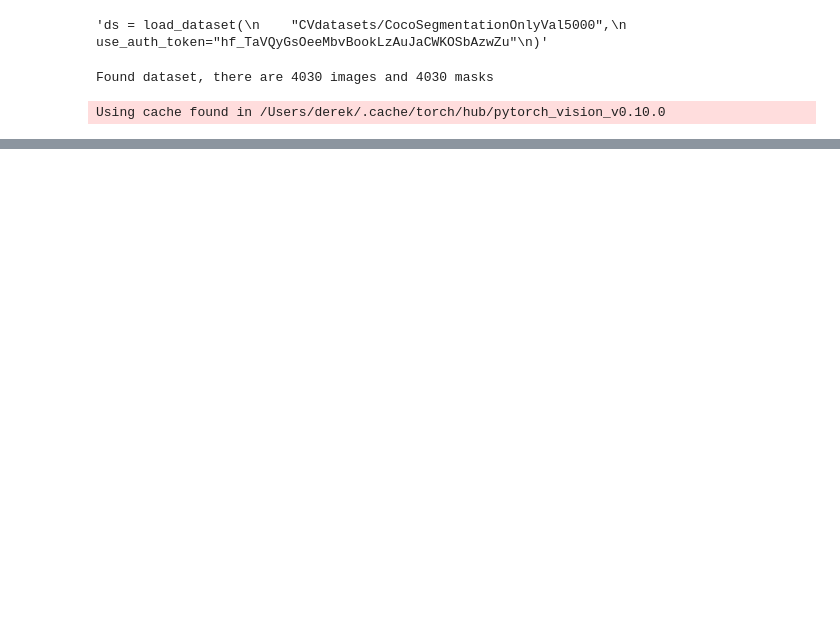
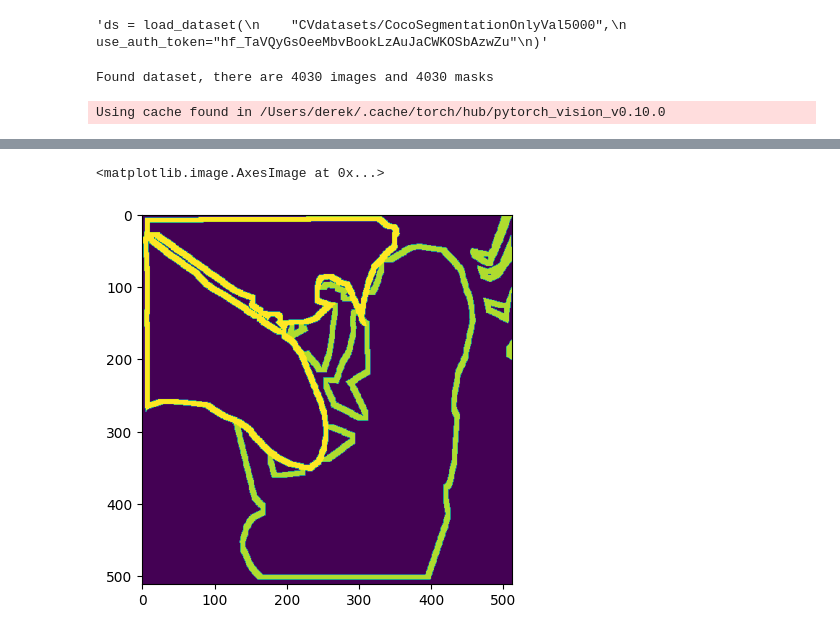
Before and after one commit to rungalileo/dataquality, a Jupyter notebook: docs/cv/coco_deeplab_hooks.ipynb, the cells around one changed output, grey strips where cells are left out. Drawn from its saved outputs; the diff is of its cells as text; code cells hidden in the pictures; blank space fills up the shorter version.

```diff
--- a/docs/cv/coco_deeplab_hooks.ipynb
+++ b/docs/cv/coco_deeplab_hooks.ipynb
@@ -194,0 +340,52 @@ unwatch(model)
+# %%
+from PIL import Image
+import numpy as np
+
+im = Image.open('/Users/derek/Downloads/mask.png')
+im = np.array(im)
+# %%
+import cv2
+import numpy as np
+from matplotlib import pyplot as plt
+
+def mask_to_boundary(mask: np.ndarray, dilation_ratio: float = 0.02) -> np.ndarray:
+    """
+    Convert binary mask to boundary mask. The boundary mask is a mask tracing the
+    edges of the object in the mask. Therefore, the inside of the mask is now hollow
+    which means our IoU calculation will only be on the 'boundary' of each polygon.
+    The dilation ratio controls how large the tracing is around the polygon edges.
+    The larger the dilation ratio
+
+    :param mask (numpy array, uint8): binary mask
+    :param dilation_ratio (float): ratio to calculate dilation
+        dilation = dilation_ratio * image_diagonal
+    :return: boundary mask (numpy array)
+    """
+    if mask.shape[1] == 1:
+        mask = mask.squeeze(1)
+    mask = mask.astype(np.uint8)
+    n, h, w = mask.shape
+    for im in range(n):
+        img_diag = np.sqrt(h**2 + w**2)
+        dilation = int(round(dilation_ratio * img_diag))
+        if dilation < 1:
+            dilation = 1
+        # Pad image so mask truncated by the image border is also considered as boundary
+        new_mask = cv2.copyMakeBorder(
+            mask[im], 1, 1, 1, 1, cv2.BORDER_CONSTANT, value=0
+        )
+        kernel = np.ones((3, 3), dtype=np.uint8)
+        new_mask_erode = cv2.erode(new_mask, kernel, iterations=dilation)
+        mask_erode = new_mask_erode[1 : h + 1, 1 : w + 1]
+        # if the number does not equal either the old mask or 0 then set to 0
+        mask_erode = np.where(mask_erode != mask[im], 0, mask_erode)
+        boundary_mask = mask[im] - mask_erode
+        # G_d intersects G in the paper.
+        mask[im] = boundary_mask
+
+    return mask
+out = mask_to_boundary(im.reshape(1, 512, 512).astype(np.uint8), dilation_ratio=.01)
+plt.imshow(out[0])
+# %% [output]
+<matplotlib.image.AxesImage at 0x...>
+[figure, added]
```
Also changed, not shown: parts of 6 cells of this notebook, 5 other files.
